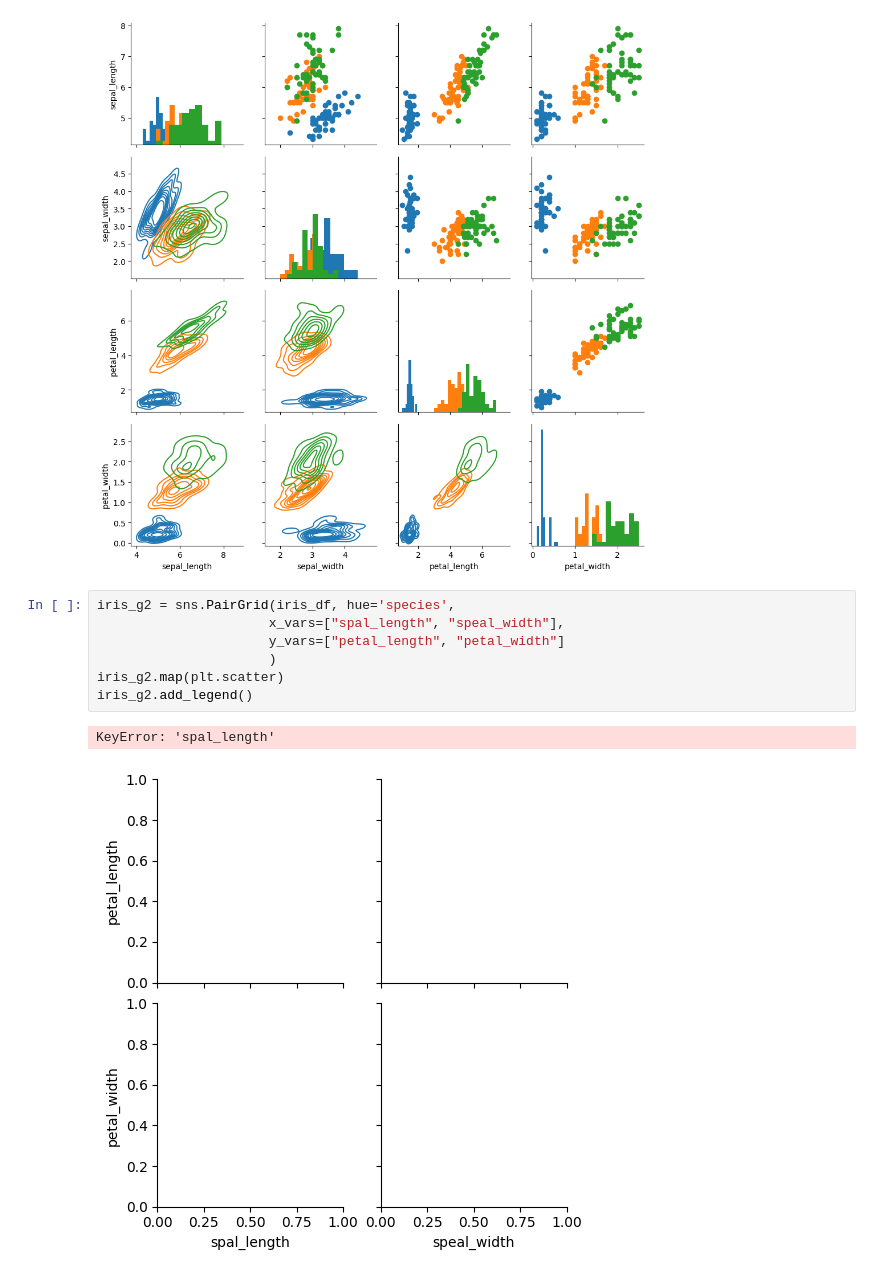
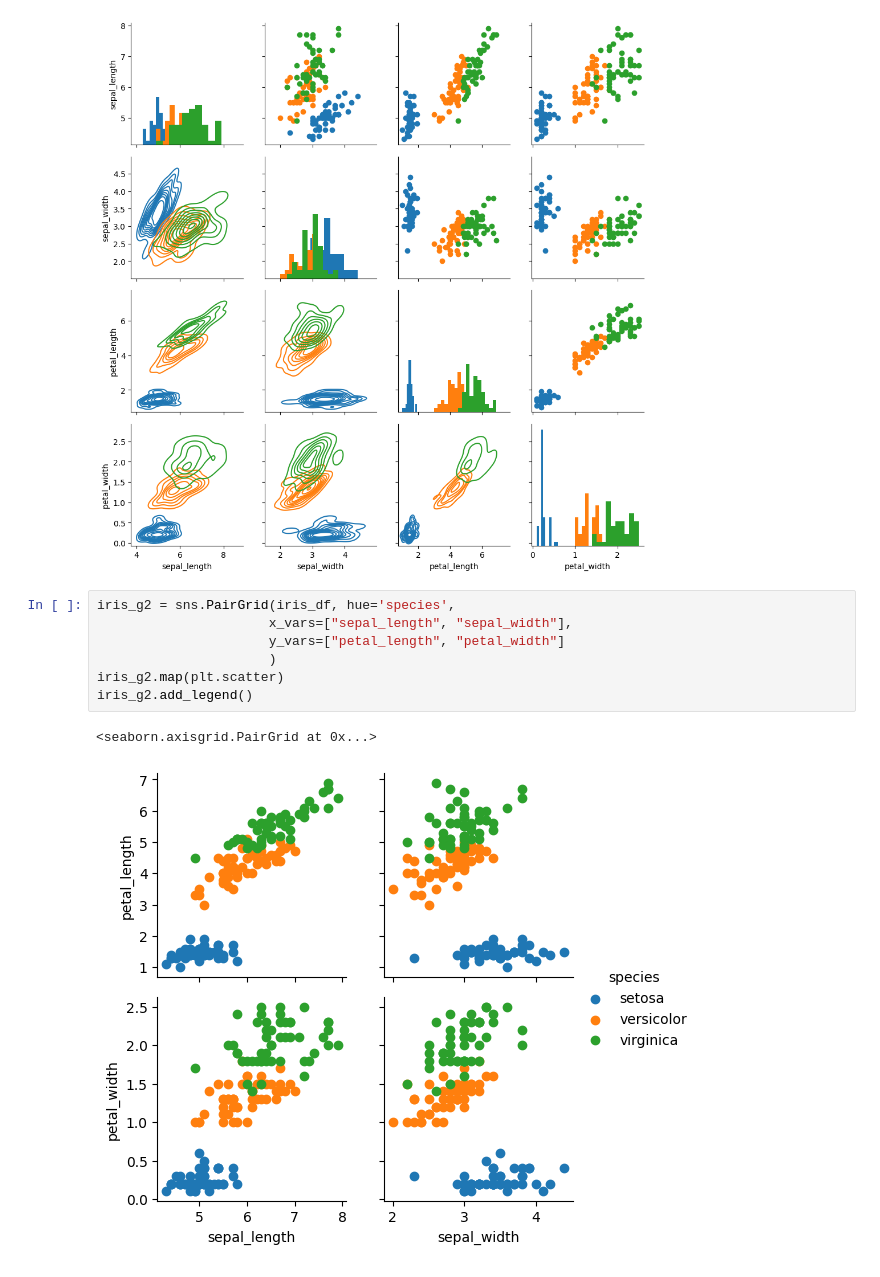
Before and after one commit to M-Hamza-Rao/Seaborn-Practice, a Jupyter notebook: PracticeCode.ipynb, the cells around one changed output. Drawn from its saved outputs; the diff is of its cells as text.

```diff
--- a/PracticeCode.ipynb
+++ b/PracticeCode.ipynb
@@ -215,11 +215,11 @@ iris_g.map_lower(sns.kdeplot)
 [figure]
 # %%
 iris_g2 = sns.PairGrid(iris_df, hue='species',
-                      x_vars=["spal_length", "speal_width"],
+                      x_vars=["sepal_length", "sepal_width"],
                       y_vars=["petal_length", "petal_width"]
                       )
 iris_g2.map(plt.scatter)
 iris_g2.add_legend()
 # %% [output]
-KeyError: 'spal_length'
+<seaborn.axisgrid.PairGrid at 0x...>
-[figure, old version]
+[figure, new version]
```
